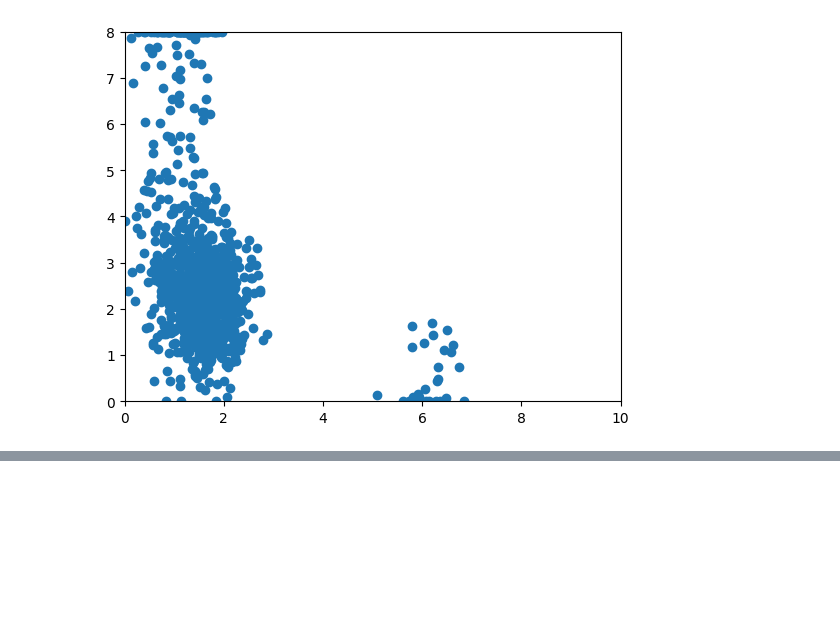
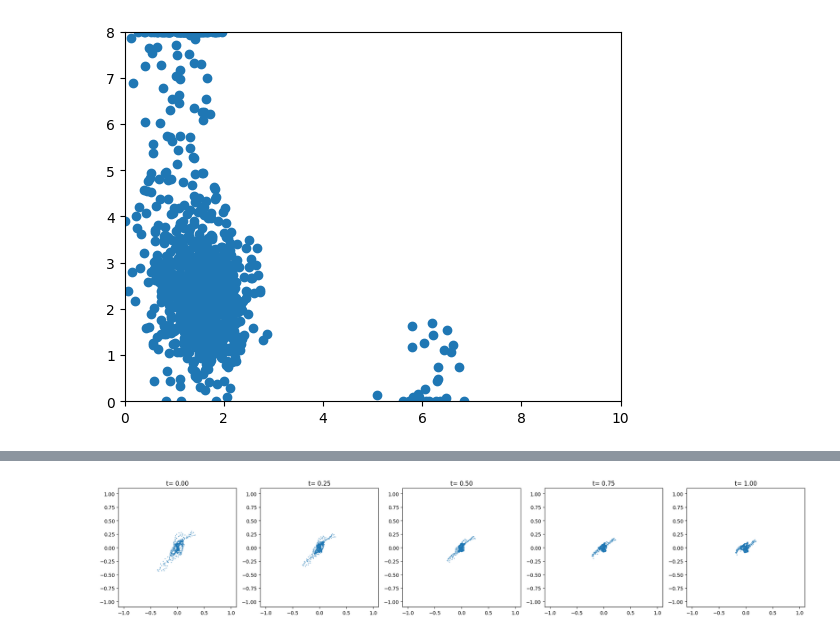
Before and after one commit to harrya32/HTI, a Jupyter notebook: rebuttal_baselines/2d_flow_matching.ipynb, the cells around one changed output, grey strips where cells are left out. Cells and saved outputs as stored; diff of their text form; code cells hidden in the pictures; blank space fills up the shorter version.

```diff
--- a/rebuttal_baselines/2d_flow_matching.ipynb
+++ b/rebuttal_baselines/2d_flow_matching.ipynb
@@ -1043,0 +1050,13 @@ plt.ylim(0, 8)
+# %%
+def reacher_data_gen():
+    """
+    Loads the reacher reward weighting dataset.
+    """
+
+    data_1 = torch.load("../DTR-Bench/reacher_data_1.pt")
+    data_5 = torch.load("../DTR-Bench/reacher_data_5.pt")
+    data = torch.stack([data_1, data_5], dim=0)  # Stack along a new dimension
+    data = data.to(device)
+    return data
+# %%
+reacher_data = reacher_data_gen()
@@ -1043,0 +1067,4 @@ plt.ylim(0, 8)
+# %%
+class WrappedModel(ModelWrapper):
+        def forward(self, x: torch.Tensor, t: torch.Tensor, cond: torch.Tensor, **extras):
+            return self.model(x, t, cond)
@@ -1043,0 +1174,28 @@ plt.ylim(0, 8)
+# %%
+step_size = 0.01
+T = torch.linspace(0,1,5)
+T = T.to(device=device)
+x_init = reacher_data[0,:,:2]
+cond = reacher_data[0,:,2:]
+solver_0 = ODESolver(velocity_model=wrapped_vf_0)
+sol_0 = solver_0.sample(time_grid=T, x_init=x_init, cond=cond, method='midpoint', step_size=step_size, return_intermediates=True)
+# %%
+sol_0 = sol_0.cpu().numpy()
+T = T.cpu()
+cond = cond.cpu().numpy()
+fig, axs = plt.subplots(1, 5,figsize=(20,20))
+
+for i in range(5):
+    #clip the values to [-1,1] and [-1,1]
+    sol_0[i,:,0] = np.clip(sol_0[i,:,0], -1, 1)
+    sol_0[i,:,1] = np.clip(sol_0[i,:,1], -1, 1)
+    axs[i].scatter(sol_0[i,:,0], sol_0[i,:,1], s=1, alpha=0.5)
+    axs[i].set_aspect('equal')
+    axs[i].set_xlim(-1.1, 1.1)
+    axs[i].set_ylim(-1.1, 1.1)
+    axs[i].set_title('t= %.2f' % (T[i]))
+
+plt.tight_layout()
+plt.show()
+# %% [output]
+[figure, added]
```
Also changed, not shown: parts of 4 cells of this notebook, 22 other files.
